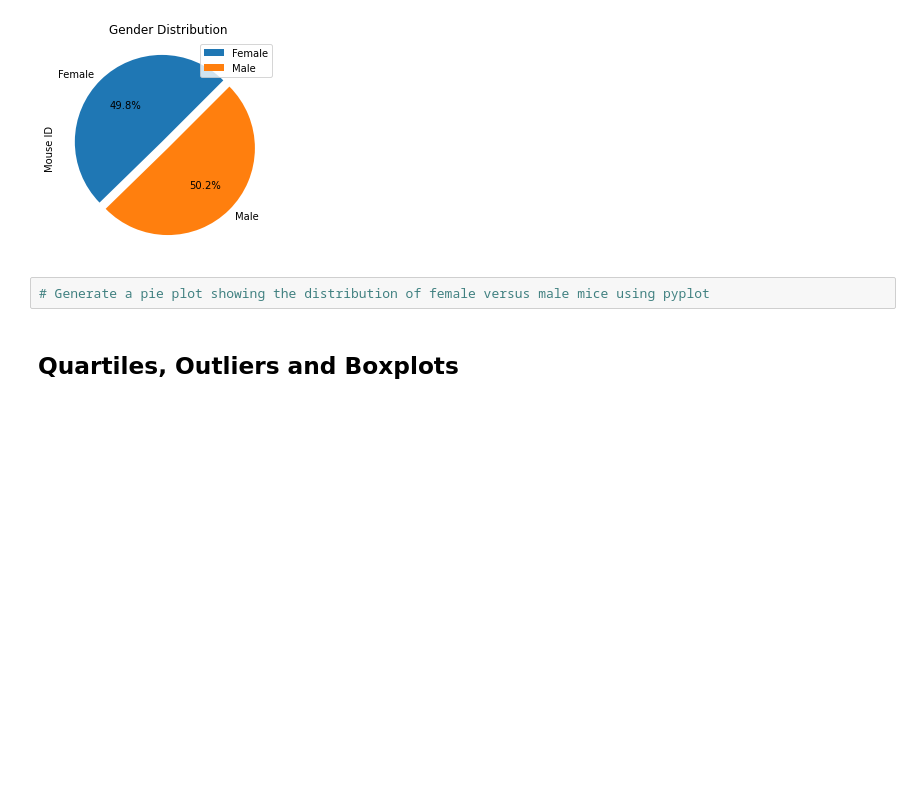
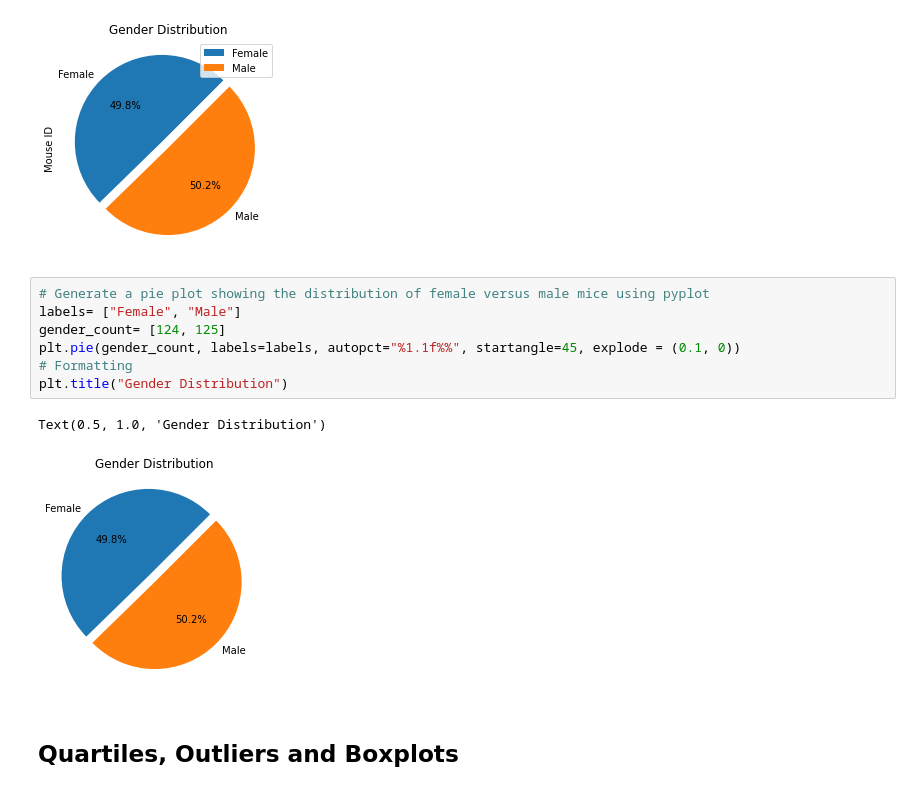
Before and after one commit to tatianafrattale/matplotlib-challenge, a Jupyter notebook: pymaceuticals_starter.ipynb, the cells around one changed output. Cells and saved outputs as stored; diff of their text form; blank space fills up the shorter version.

Commit message:
pie chart using matplotlib

```diff
--- a/pymaceuticals_starter.ipynb
+++ b/pymaceuticals_starter.ipynb
@@ -175,6 +175,14 @@ Text(0.5, 1.0, 'Gender Distribution')
 [figure]
 # %%
 # Generate a pie plot showing the distribution of female versus male mice using pyplot
+labels= ["Female", "Male"]
+gender_count= [124, 125]
+plt.pie(gender_count, labels=labels, autopct="%1.1f%%", startangle=45, explode = (0.1, 0))
+# Formatting
+plt.title("Gender Distribution")
+# %% [output]
+Text(0.5, 1.0, 'Gender Distribution')
+[figure, added]
 # %% [markdown]
 ## Quartiles, Outliers and Boxplots
 # %%
```
